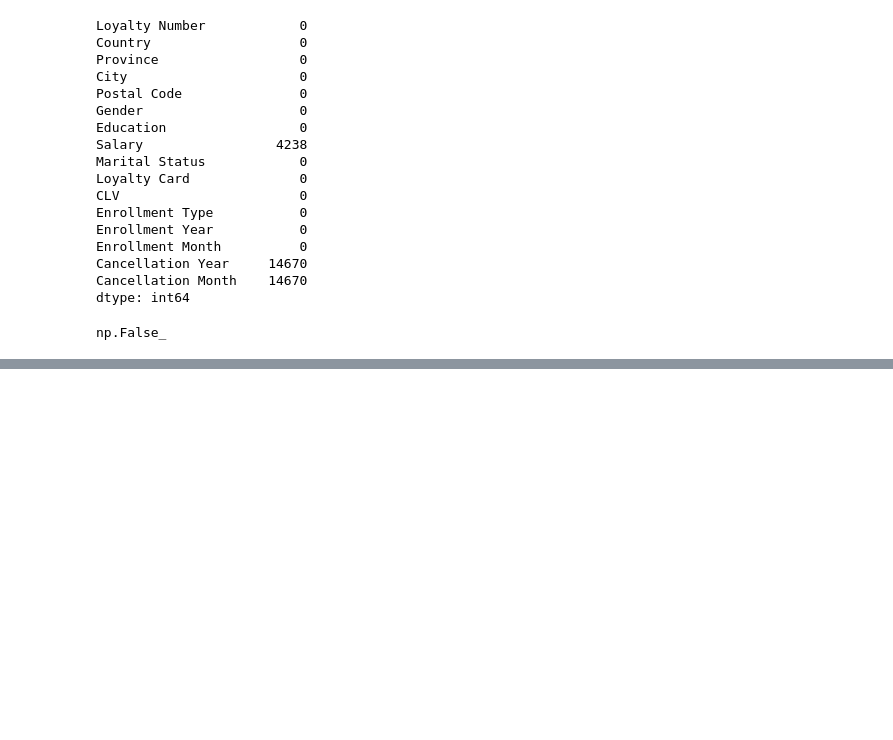
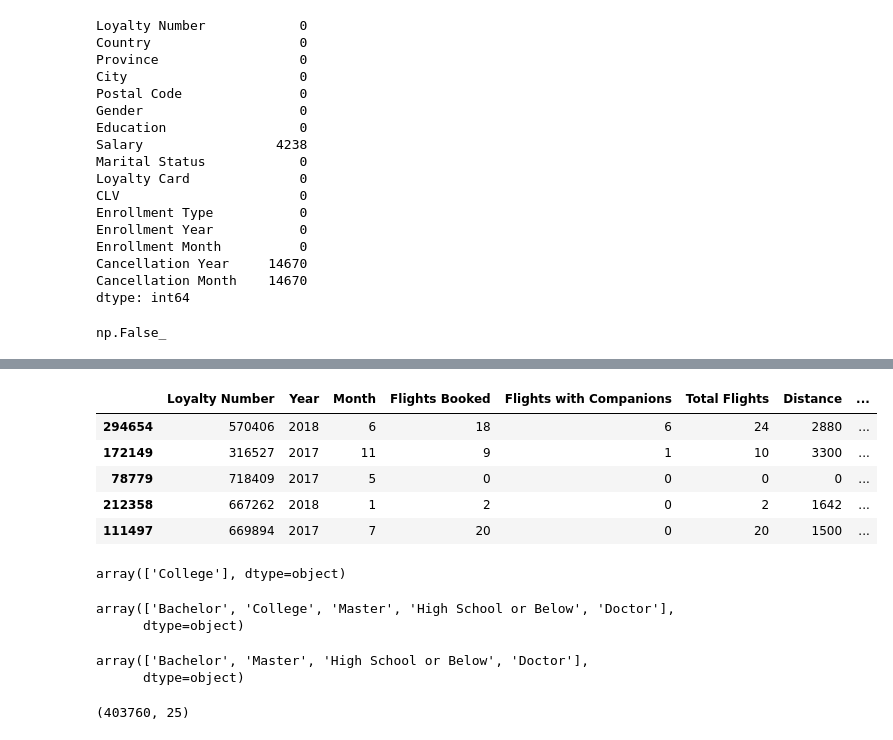
Before and after one commit to Adalab/bda-modulo-3-evaluacion-final-zaravalentinova, a Jupyter notebook: evaluación_final_módulo_3_valentinova_zara.ipynb, the cells around one changed output, grey strips where cells are left out. Cells and saved outputs as stored; diff of their text form; code cells hidden in the pictures; blank space fills up the shorter version.

```diff
--- a/evaluación_final_módulo_3_valentinova_zara.ipynb
+++ b/evaluación_final_módulo_3_valentinova_zara.ipynb
@@ -223,0 +276,24 @@ Uniremos los dos conjuntos de datos a través de la columna Loyalty History. El
+# %%
+df_nulos = df[df["Salary"].isna()]
+df_nulos.sample(5)
+# %% [output]
+|  | Loyalty Number | Year | Month | Flights Booked | Flights with Companions | Total Flights | Distance | ... |
+| 294654 | 570406 | 2018 | 6 | 18 | 6 | 24 | 2880 | ... |
+| 172149 | 316527 | 2017 | 11 | 9 | 1 | 10 | 3300 | ... |
+| 78779 | 718409 | 2017 | 5 | 0 | 0 | 0 | 0 | ... |
+| 212358 | 667262 | 2018 | 1 | 2 | 0 | 2 | 1642 | ... |
+| 111497 | 669894 | 2017 | 7 | 20 | 0 | 20 | 1500 | ... |
+# %%
+df_nulos["Education"].unique()
+# %% [output]
+array(['College'], dtype=object)
+# %%
+df["Education"].unique()
+# %% [output]
+array(['Bachelor', 'College', 'Master', 'High School or Below', 'Doctor'],
+      dtype=object)
+# %%
+df[df["Salary"].notna()]["Education"].unique()
+# %% [output]
+array(['Bachelor', 'Master', 'High School or Below', 'Doctor'],
+      dtype=object)
@@ -223,0 +302,4 @@ Uniremos los dos conjuntos de datos a través de la columna Loyalty History. El
+# %%
+df.shape
+# %% [output]
+(403760, 25)
```
Also changed, not shown: parts of 38 cells of this notebook.
